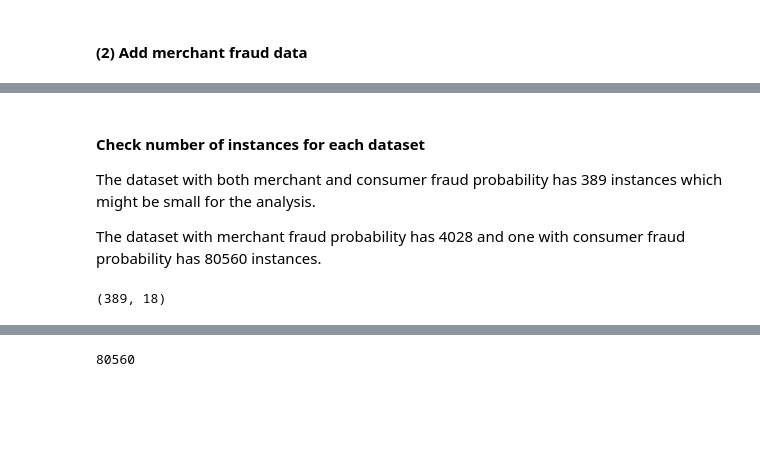
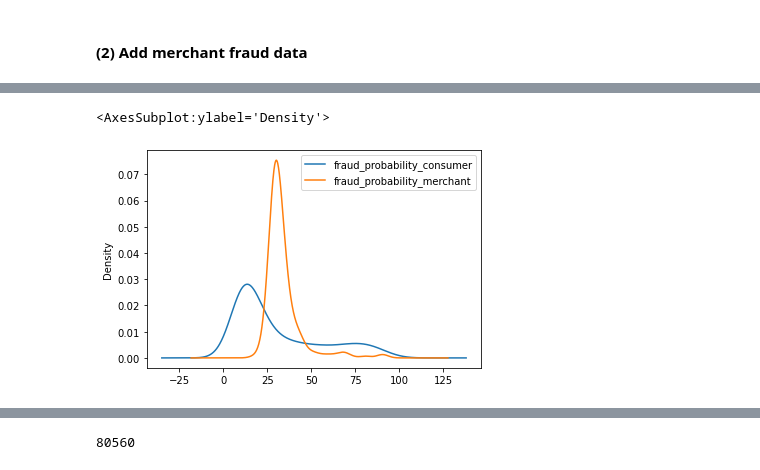
Before and after one commit to MAST30034-Applied-Data-Science/generic-buy-now-pay-later-project-group-10-bnpl, a Jupyter notebook: notebooks/Part4-fraud.ipynb, the cells around one changed output, grey strips where cells are left out. Cells and saved outputs as stored; diff of their text form; code cells hidden in the pictures; blank space fills up the shorter version.

```diff
--- a/notebooks/Part4-fraud.ipynb
+++ b/notebooks/Part4-fraud.ipynb
@@ -100,0 +103,5 @@ fj_with_fraud = fj_with_fraud.withColumnRenamed('fraud_probability', 'fraud_prob
+# %%
+# apply double type to fraud probability
+from pyspark.sql.types import DoubleType
+fj_with_fraud = fj_with_fraud.withColumn("fraud_probability_consumer",col("fraud_probability_consumer").cast(DoubleType())) \
+                            .withColumn("fraud_probability_merchant",col("fraud_probability_merchant").cast(DoubleType()))
@@ -138,9 +137,6 @@ root
-# %% [markdown]
-#### Check number of instances for each dataset
-The dataset with both merchant and consumer fraud probability has 389 instances which might be small for the analysis.
-
-The dataset with merchant fraud probability has 4028 and one with consumer fraud probability has 80560 instances.
-# %%
-fj_fraud_prob.count(), len(fj_fraud_prob.columns)
-# %% [output]
-(389, 18)
+# %%
+# the dataset with both merchant and consumer fraud probability
+fj_with_fraud.filter(col("fraud_probability_consumer").isNotNull() & col("fraud_probability_merchant").isNotNull()).toPandas().loc[:, ["fraud_probability_consumer", "fraud_probability_merchant"]].plot.density()
+# %% [output]
+<AxesSubplot:ylabel='Density'>
+[figure, added]
```
Also changed, not shown: parts of 25 cells of this notebook, 10 other files.
